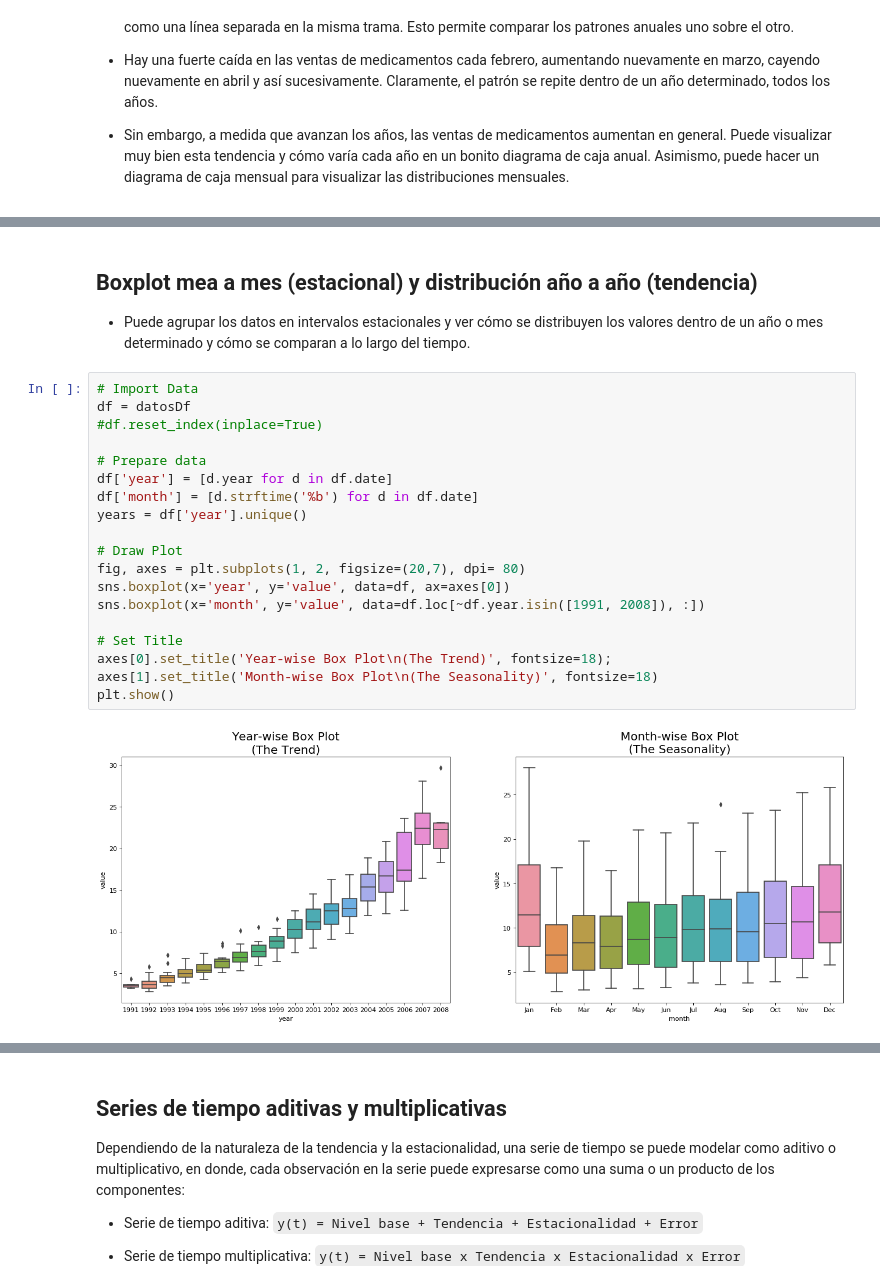
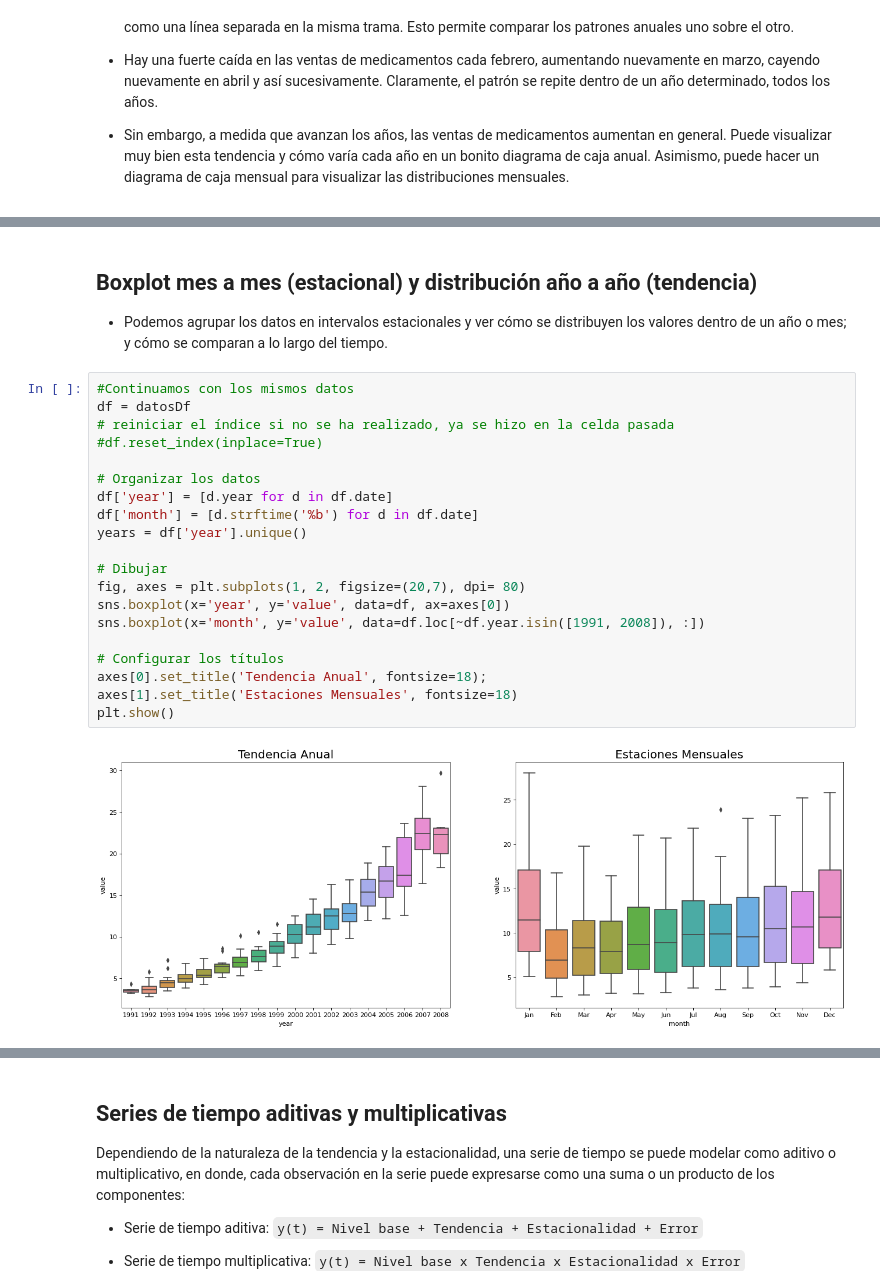
Before and after one commit to fernanvilla/MOSIS_2021_1S, a Jupyter notebook: MOSIS_Unidad_03_Practica02_Taller_Series_Tiempo.ipynb, the cells around one changed output, grey strips where cells are left out. Cells and saved outputs as stored; diff of their text form.

```diff
--- a/MOSIS_Unidad_03_Practica02_Taller_Series_Tiempo.ipynb
+++ b/MOSIS_Unidad_03_Practica02_Taller_Series_Tiempo.ipynb
@@ -224,28 +224,29 @@ plt.show()
 # %% [markdown]
-## Boxplot mea a mes (estacional) y distribución año a año (tendencia)
+## Boxplot mes a mes (estacional) y distribución año a año (tendencia)
 
-* Puede agrupar los datos en intervalos estacionales y ver cómo se distribuyen los valores dentro de un año o mes determinado y cómo se comparan a lo largo del tiempo.
+* Podemos agrupar los datos en intervalos estacionales y ver cómo se distribuyen los valores dentro de un año o mes; y cómo se comparan a lo largo del tiempo.
 # %%
-# Import Data
+#Continuamos con los mismos datos
 df = datosDf
+# reiniciar el índice si no se ha realizado, ya se hizo en la celda pasada
 #df.reset_index(inplace=True)
 
-# Prepare data
+# Organizar los datos
 df['year'] = [d.year for d in df.date]
 df['month'] = [d.strftime('%b') for d in df.date]
 years = df['year'].unique()
 
-# Draw Plot
+# Dibujar
 fig, axes = plt.subplots(1, 2, figsize=(20,7), dpi= 80)
 sns.boxplot(x='year', y='value', data=df, ax=axes[0])
 sns.boxplot(x='month', y='value', data=df.loc[~df.year.isin([1991, 2008]), :])
 
-# Set Title
-axes[0].set_title('Year-wise Box Plot\n(The Trend)', fontsize=18);
-axes[1].set_title('Month-wise Box Plot\n(The Seasonality)', fontsize=18)
+# Configurar los títulos
+axes[0].set_title('Tendencia Anual', fontsize=18);
+axes[1].set_title('Estaciones Mensuales', fontsize=18)
 plt.show()
 # %% [output]
-[figure, old version]
+[figure, new version]
 # %% [markdown]
 # Patrones en Series de Tiempo
 
```
Also changed, not shown: parts of 41 cells of this notebook.
